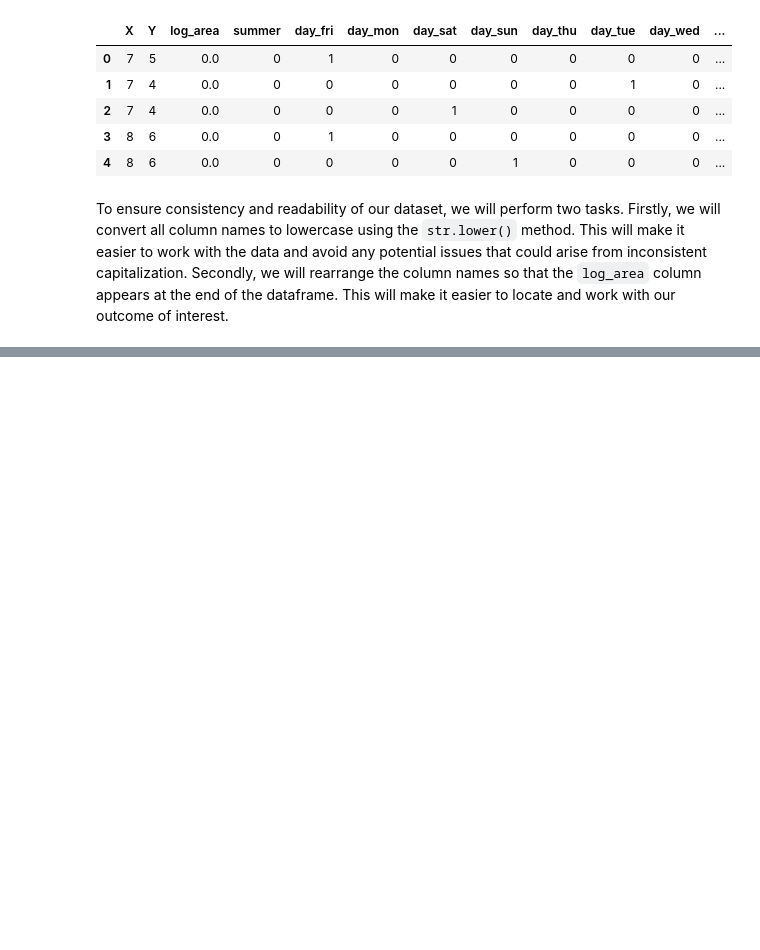
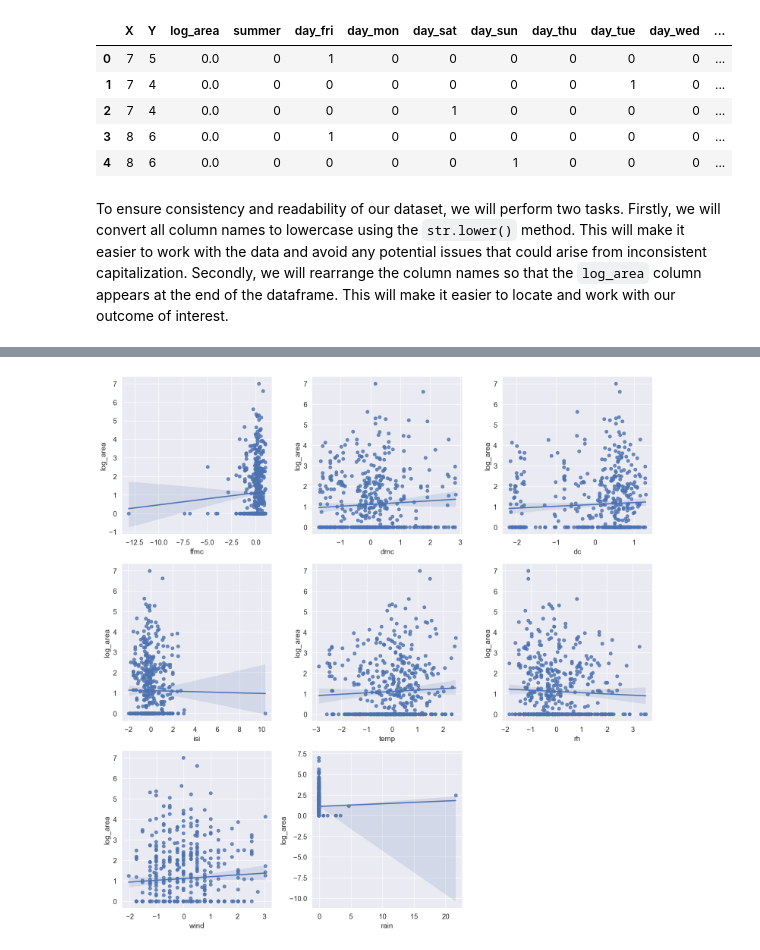
Before and after one commit to MuhammadAwon/datascience-projects, a Jupyter notebook: Projects/predicting-forest-fires/forest-fires.ipynb, the cells around one changed output, grey strips where cells are left out. Drawn from its saved outputs; the diff is of its cells as text; code cells hidden in the pictures; blank space fills up the shorter version.

```diff
--- a/Projects/predicting-forest-fires/forest-fires.ipynb
+++ b/Projects/predicting-forest-fires/forest-fires.ipynb
@@ -349,8 +331,0 @@ feature_cols = [col for col in fires_final.columns if col != 'log_area']
-# %%
-import matplotlib.pyplot as plt
-
-for col in feature_cols:
-    plt.scatter(fires_final[col], fires_final['log_area'])
-    plt.xlabel(col)
-    plt.ylabel('log_area')
-    plt.show()
@@ -371,10 +331,0 @@ for col in feature_cols:
-# %%
-import seaborn as sns
-
-# Create a list of all features except 'log_area'
-feature_cols = [col for col in fires_final.columns if col != 'log_area']
-
-# Iterate through each feature and plot its relationship with 'log_area'
-for col in feature_cols:
-    print(col)
-    sns.scatterplot(x=col, y='log_area', data=fires_final)
@@ -400,0 +343,18 @@ rain
+# %%
+# Define figure and axes
+fig, axes = plt.subplots(nrows=3, ncols=3, figsize=(15, 15))
+
+# Create scatter plots to visualize the relationship with 'log_area'
+for ax, col in zip(axes.flatten(), cont_cols):
+    sns.regplot(x=col, y='log_area', data=fires_final, ax=ax)
+    ax.set_xlabel(col, size=14)
+    ax.set_ylabel('log_area', size=14)
+
+# Remove unused axes
+for j in range(len(cont_cols), len(axes.flat)):
+    fig.delaxes(axes.flat[j])
+
+plt.tight_layout()
+plt.show()
+# %% [output]
+[figure, added]
```
Also changed, not shown: parts of 39 cells of this notebook.
